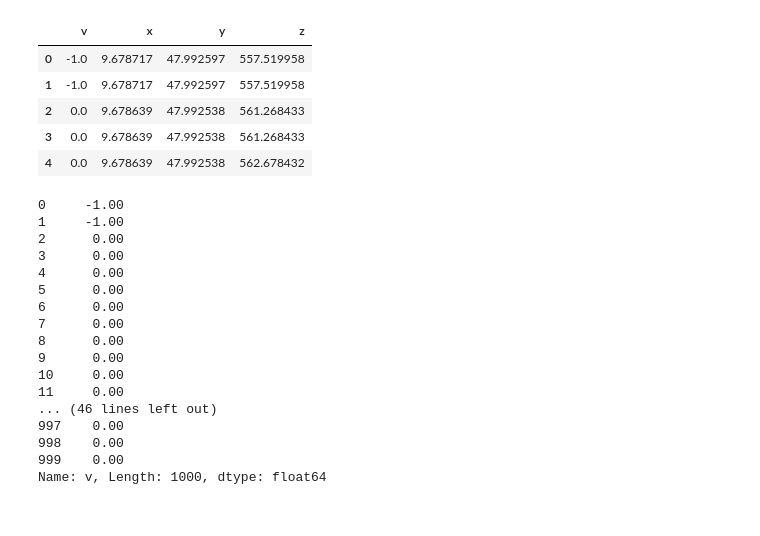
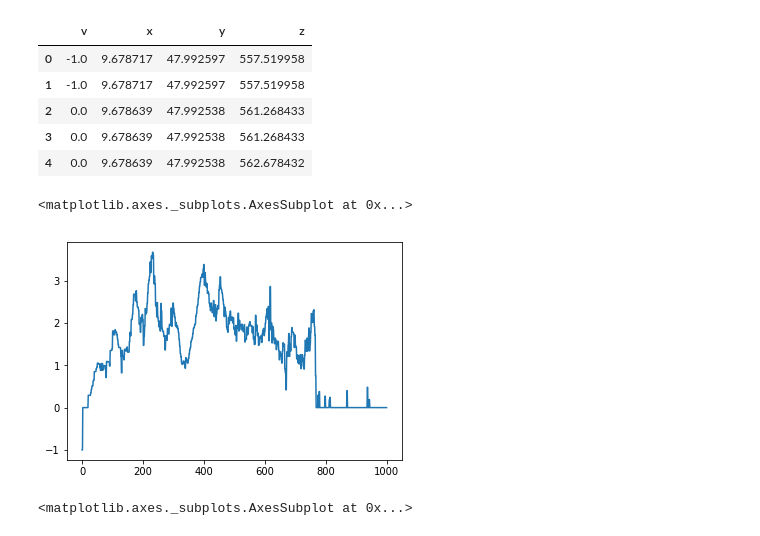
Before and after one commit to RailProfAC/ifvMiniWorkshop, a Jupyter notebook: 0-Basics.ipynb, the cells around one changed output. Cells and saved outputs as stored; diff of their text form; code cells hidden in the pictures.

```diff
--- a/0-Basics.ipynb
+++ b/0-Basics.ipynb
@@ -319,22 +322,11 @@ df.head()
 | 3 | 0.0 | 9.678639 | 47.992538 | 561.268433 |
 | 4 | 0.0 | 9.678639 | 47.992538 | 562.678432 |
 # %%
-df['v']
+df['v'].plot()
 # %% [output]
-0     -1.00
-1     -1.00
-2      0.00
-3      0.00
-4      0.00
-5      0.00
-6      0.00
-7      0.00
-8      0.00
-9      0.00
-10     0.00
-11     0.00
-... (46 lines left out)
-997    0.00
-998    0.00
-999    0.00
-Name: v, Length: 1000, dtype: float64
+<matplotlib.axes._subplots.AxesSubplot at 0x...>
+[figure, added]
+# %%
+df.plot()
+# %% [output]
+<matplotlib.axes._subplots.AxesSubplot at 0x...>
```
Also changed, not shown: parts of 8 cells of this notebook, 13 other files.
